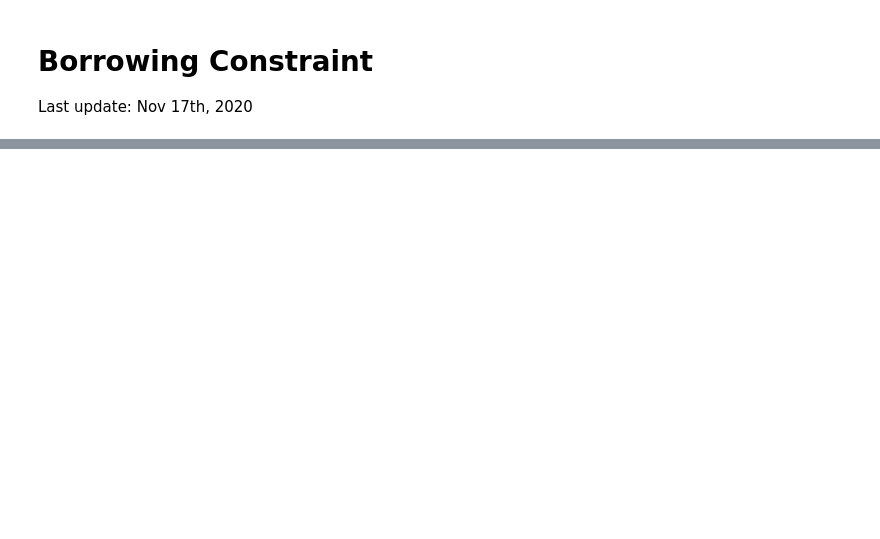
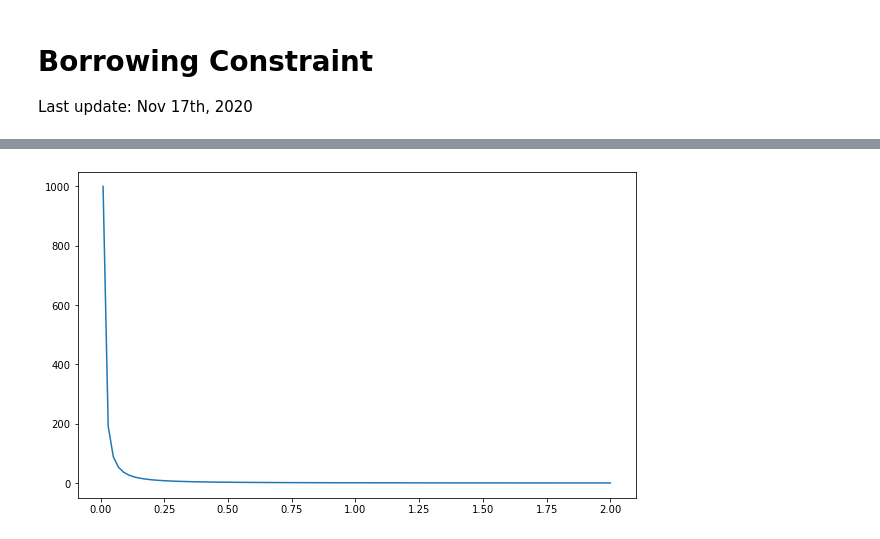
Before and after one commit to wupeifan/ECON_407_Fall2020, a Jupyter notebook: Notebooks/BorrowingConstraint.ipynb, the cells around one changed output, grey strips where cells are left out. Saved outputs shown, nothing was run; the diff lists cells and outputs as text; code cells hidden in the pictures; blank space fills up the shorter version.

```diff
--- a/Notebooks/BorrowingConstraint.ipynb
+++ b/Notebooks/BorrowingConstraint.ipynb
@@ -138,0 +139,9 @@ fig.show()
+# %%
+# Marginal utility of consumption
+
+c_grid = np.linspace(0.01, 2, 100)
+plt.figure(figsize = (10, 6))
+plt.plot(c_grid, c_grid ** (-gamma))
+plt.show()
+# %% [output]
+[figure, added]
```
Also changed, not shown: parts of 10 cells of this notebook.
